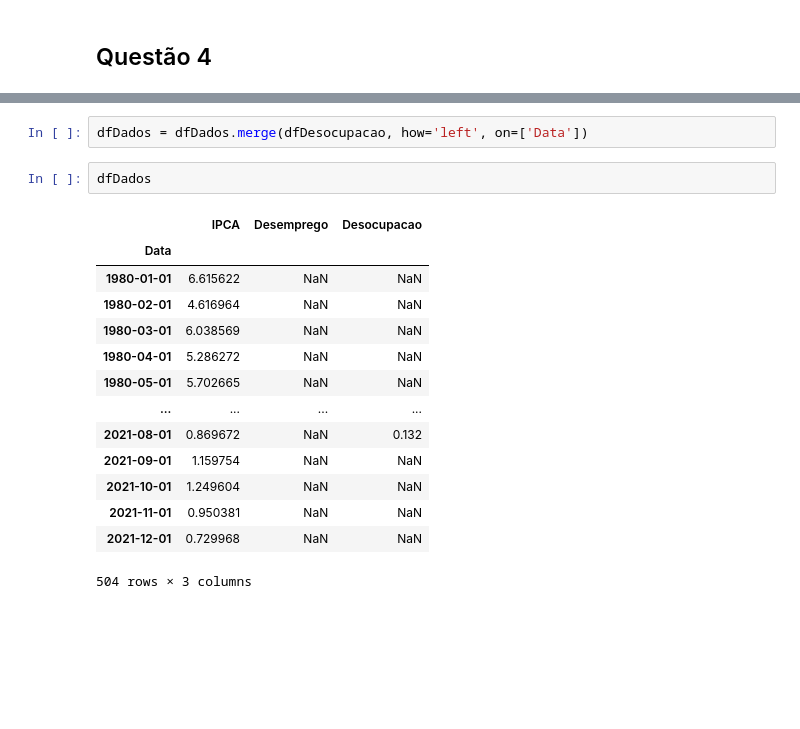
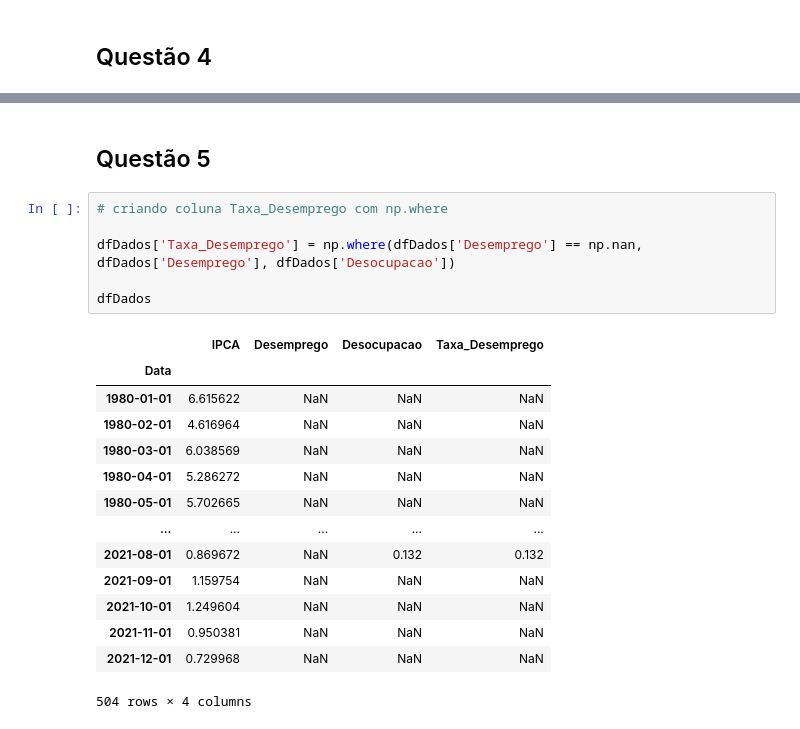
Before and after one commit to Pugianf/Big_Data_and_Public_Sector_III-Economic_Development, a Jupyter notebook: Trablaho_Final_Big_Data_e_Setor_Público_III.ipynb, the cells around one changed output, grey strips where cells are left out. Cells and saved outputs as stored; diff of their text form; blank space fills up the shorter version.

```diff
--- a/Trablaho_Final_Big_Data_e_Setor_Público_III.ipynb
+++ b/Trablaho_Final_Big_Data_e_Setor_Público_III.ipynb
@@ -256,19 +270,23 @@ dfDados = dfIPCA.merge(dfDesemprego, how='left', on=['Data'])
-# %%
-dfDados = dfDados.merge(dfDesocupacao, how='left', on=['Data'])
-# %%
-dfDados
-# %% [output]
-|  | IPCA | Desemprego | Desocupacao |
-| Data |  |  |  |
-| 1980-01-01 | 6.615622 | NaN | NaN |
-| 1980-02-01 | 4.616964 | NaN | NaN |
-| 1980-03-01 | 6.038569 | NaN | NaN |
-| 1980-04-01 | 5.286272 | NaN | NaN |
-| 1980-05-01 | 5.702665 | NaN | NaN |
-| ... | ... | ... | ... |
-| 2021-08-01 | 0.869672 | NaN | 0.132 |
-| 2021-09-01 | 1.159754 | NaN | NaN |
-| 2021-10-01 | 1.249604 | NaN | NaN |
-| 2021-11-01 | 0.950381 | NaN | NaN |
-| 2021-12-01 | 0.729968 | NaN | NaN |
-504 rows × 3 columns
+# %% [markdown]
+## Questão 5
+# %%
+# criando coluna Taxa_Desemprego com np.where
+
+dfDados['Taxa_Desemprego'] = np.where(dfDados['Desemprego'] == np.nan, dfDados['Desemprego'], dfDados['Desocupacao'])
+
+dfDados
+# %% [output]
+|  | IPCA | Desemprego | Desocupacao | Taxa_Desemprego |
+| Data |  |  |  |  |
+| 1980-01-01 | 6.615622 | NaN | NaN | NaN |
+| 1980-02-01 | 4.616964 | NaN | NaN | NaN |
+| 1980-03-01 | 6.038569 | NaN | NaN | NaN |
+| 1980-04-01 | 5.286272 | NaN | NaN | NaN |
+| 1980-05-01 | 5.702665 | NaN | NaN | NaN |
+| ... | ... | ... | ... | ... |
+| 2021-08-01 | 0.869672 | NaN | 0.132 | 0.132 |
+| 2021-09-01 | 1.159754 | NaN | NaN | NaN |
+| 2021-10-01 | 1.249604 | NaN | NaN | NaN |
+| 2021-11-01 | 0.950381 | NaN | NaN | NaN |
+| 2021-12-01 | 0.729968 | NaN | NaN | NaN |
+504 rows × 4 columns
```
Also changed, not shown: parts of 1 cell of this notebook.
